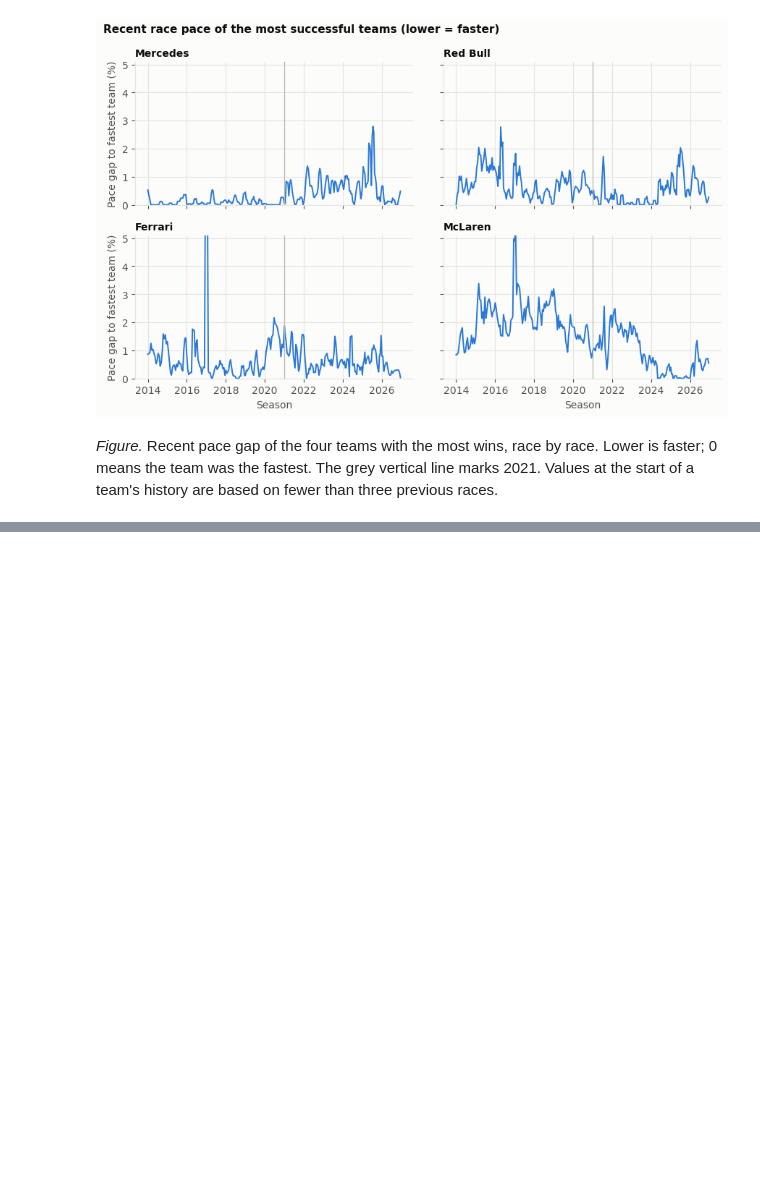
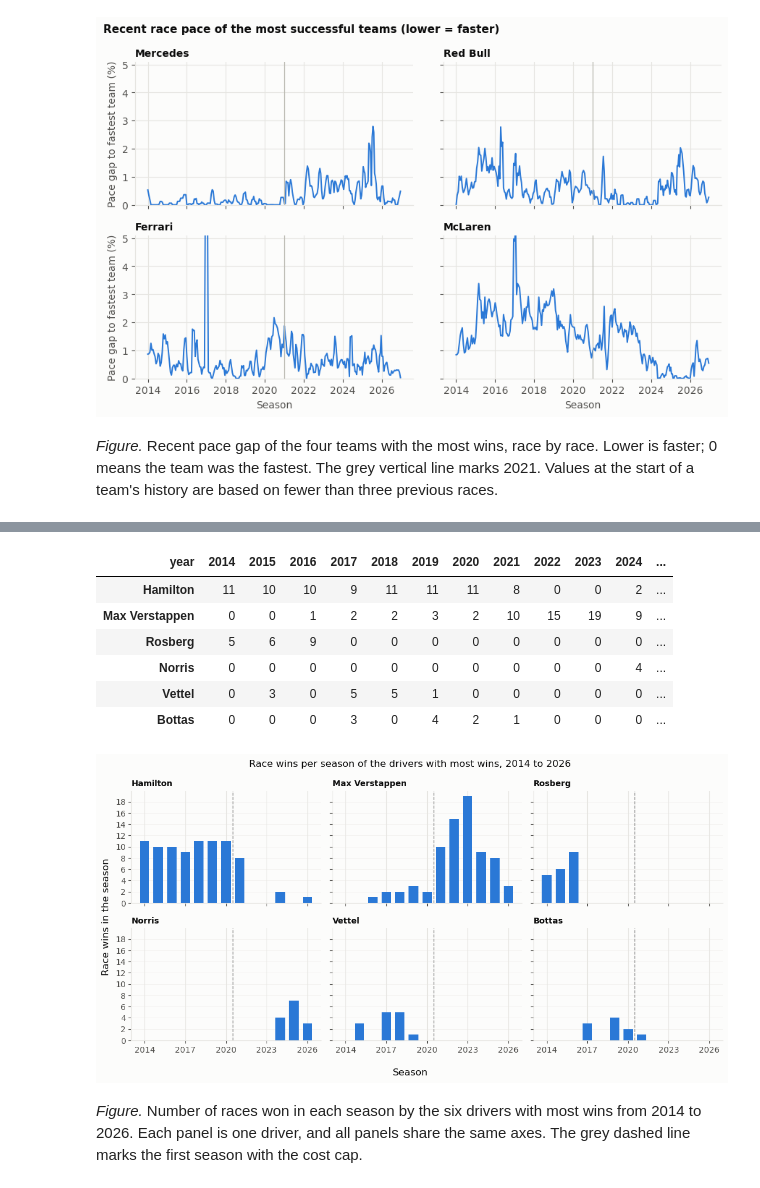
Before and after one commit to MartinaBarbero/AdvanceData, a Jupyter notebook: notebooks/03_exploratory_analysis.ipynb, the cells around one changed output, grey strips where cells are left out. Cells and saved outputs as stored; diff of their text form; code cells hidden in the pictures; blank space fills up the shorter version.

Commit message:
Add driver wins figure

```diff
--- a/notebooks/03_exploratory_analysis.ipynb
+++ b/notebooks/03_exploratory_analysis.ipynb
@@ -72,0 +77,22 @@ plots.save_figure(fig, "team_pace_over_time.png")
+# %%
+import driver_performance
+import modeling
+
+data = modeling.load_model_table()
+driver_wins = driver_performance.wins_by_driver_season(data)
+display(driver_wins)
+plots.save_table(driver_wins, "driver_wins_by_season.csv")
+
+fig = plots.plot_driver_wins_by_season(driver_wins)
+plots.save_figure(fig, "driver_wins_by_season.png")
+# %% [output]
+| year | 2014 | 2015 | 2016 | 2017 | 2018 | 2019 | 2020 | 2021 | 2022 | 2023 | 2024 | ... |
+| Hamilton | 11 | 10 | 10 | 9 | 11 | 11 | 11 | 8 | 0 | 0 | 2 | ... |
+| Max Verstappen | 0 | 0 | 1 | 2 | 2 | 3 | 2 | 10 | 15 | 19 | 9 | ... |
+| Rosberg | 5 | 6 | 9 | 0 | 0 | 0 | 0 | 0 | 0 | 0 | 0 | ... |
+| Norris | 0 | 0 | 0 | 0 | 0 | 0 | 0 | 0 | 0 | 0 | 4 | ... |
+| Vettel | 0 | 3 | 0 | 5 | 5 | 1 | 0 | 0 | 0 | 0 | 0 | ... |
+| Bottas | 0 | 0 | 0 | 3 | 0 | 4 | 2 | 1 | 0 | 0 | 0 | ... |
+[figure, added]
+# %% [markdown]
+*Figure.* Number of races won in each season by the six drivers with most wins from 2014 to 2026. Each panel is one driver, and all panels share the same axes. The grey dashed line marks the first season with the cost cap.
```
Also changed, not shown: parts of 1 cell of this notebook, 9 other files.
